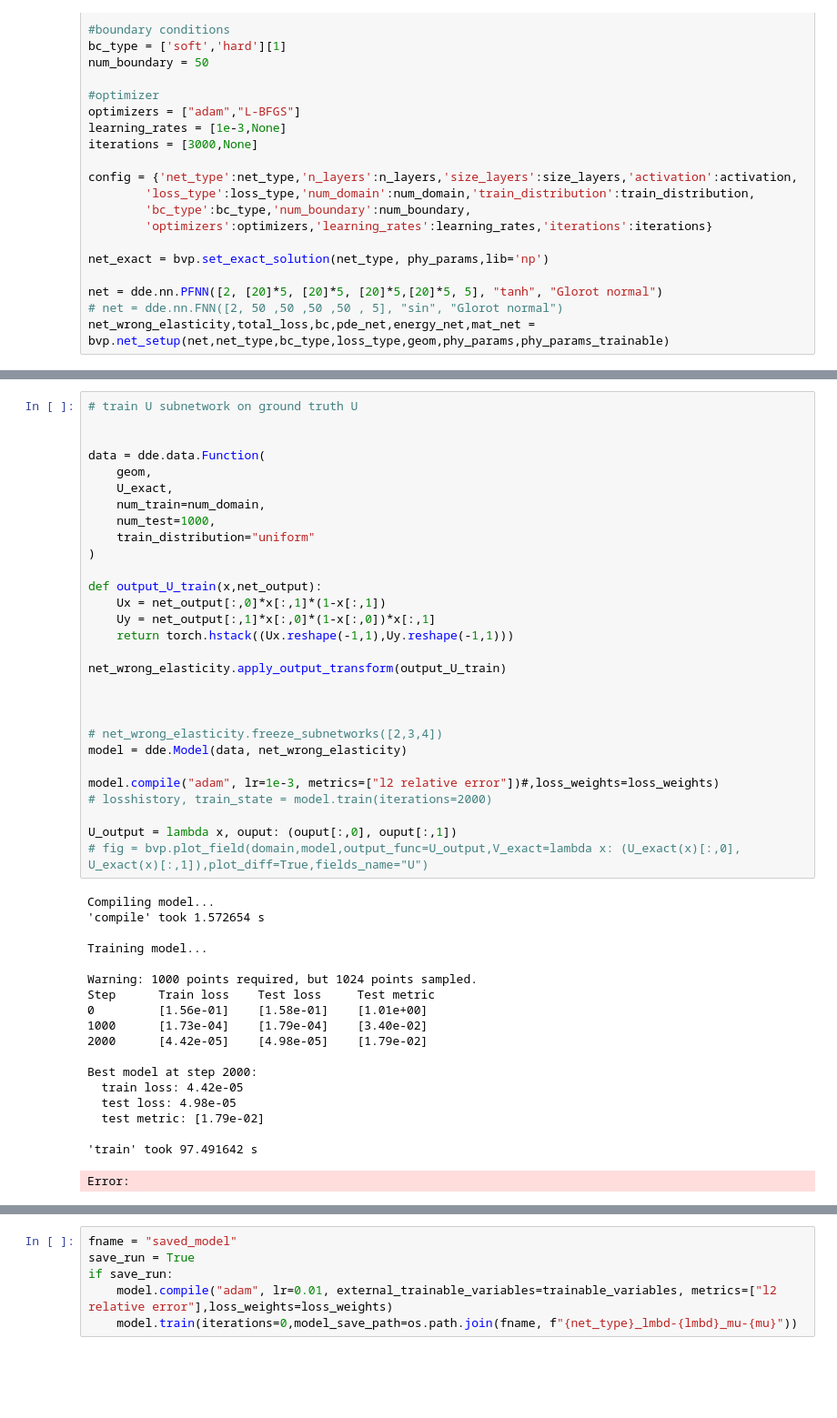
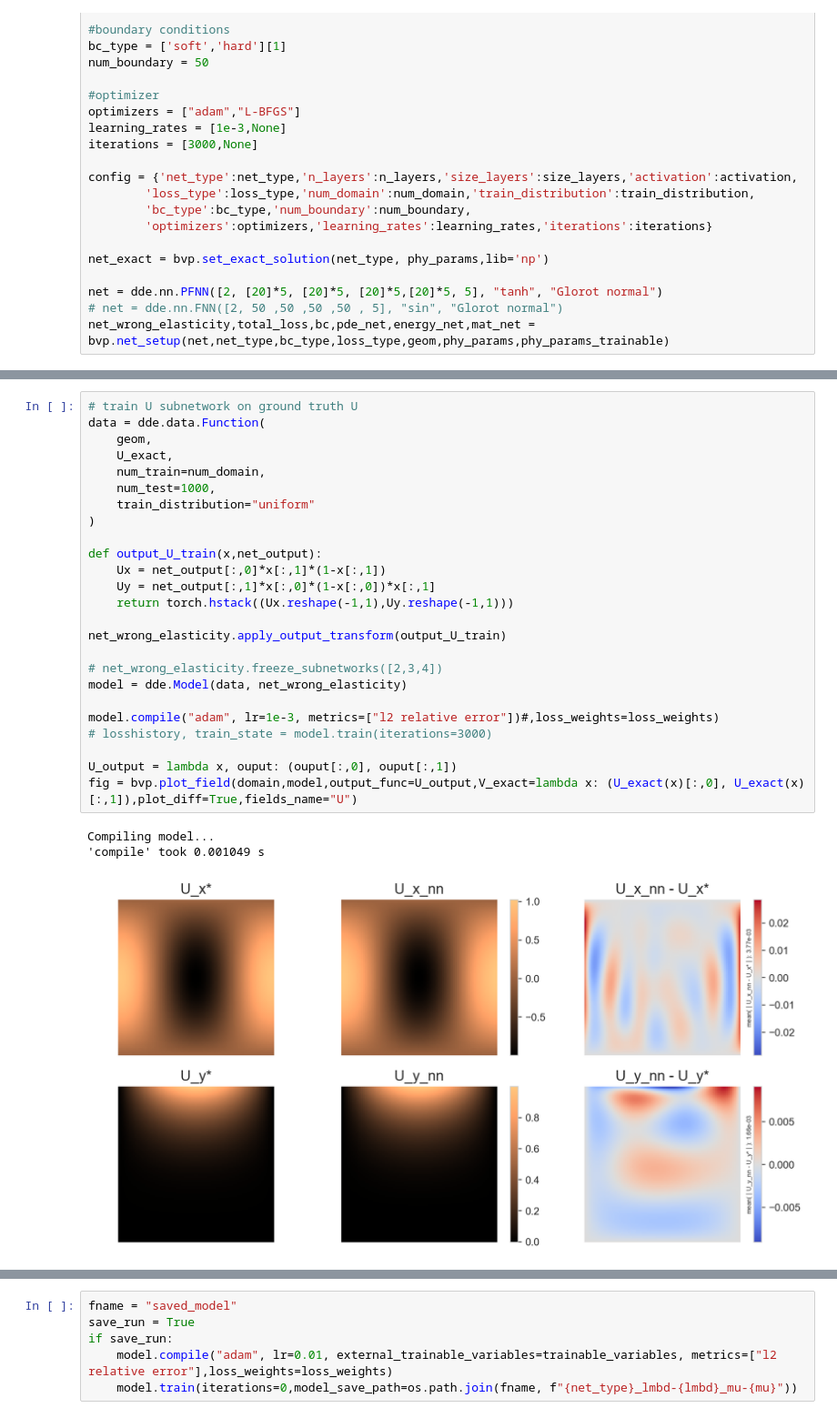
Before and after one commit to bonneted/pinn-cm, a Jupyter notebook: inverse/elasticity_identification.ipynb, the cells around one changed output, grey strips where cells are left out. Shown at 91% size. Drawn from its saved outputs; the diff is of its cells as text; blank space fills up the shorter version.

```diff
--- a/inverse/elasticity_identification.ipynb
+++ b/inverse/elasticity_identification.ipynb
@@ -110,52 +107,33 @@ bc += [observe_Ux, observe_Uy]
 # fig = bvp.plot_field(domain,model,output_func=S_output,V_exact=S_exact,plot_diff=True,fields_name="S")
 # %%
 # train U subnetwork on ground truth U
-
-
 data = dde.data.Function(
     geom,
     U_exact,
     num_train=num_domain,
     num_test=1000,
     train_distribution="uniform"
 )
 
 def output_U_train(x,net_output):
     Ux = net_output[:,0]*x[:,1]*(1-x[:,1])
     Uy = net_output[:,1]*x[:,0]*(1-x[:,0])*x[:,1]
     return torch.hstack((Ux.reshape(-1,1),Uy.reshape(-1,1)))
 
 net_wrong_elasticity.apply_output_transform(output_U_train)
 
-
-
 # net_wrong_elasticity.freeze_subnetworks([2,3,4])
 model = dde.Model(data, net_wrong_elasticity)
 
 model.compile("adam", lr=1e-3, metrics=["l2 relative error"])#,loss_weights=loss_weights)
-# losshistory, train_state = model.train(iterations=2000)
+# losshistory, train_state = model.train(iterations=3000)
 
 U_output = lambda x, ouput: (ouput[:,0], ouput[:,1])
-# fig = bvp.plot_field(domain,model,output_func=U_output,V_exact=lambda x: (U_exact(x)[:,0], U_exact(x)[:,1]),plot_diff=True,fields_name="U")
+fig = bvp.plot_field(domain,model,output_func=U_output,V_exact=lambda x: (U_exact(x)[:,0], U_exact(x)[:,1]),plot_diff=True,fields_name="U")
 # %% [output]
 Compiling model...
-'compile' took 1.572654 s
-
-Training model...
-
-Warning: 1000 points required, but 1024 points sampled.
-Step      Train loss    Test loss     Test metric
-0         [1.56e-01]    [1.58e-01]    [1.01e+00]
-1000      [1.73e-04]    [1.79e-04]    [3.40e-02]
-2000      [4.42e-05]    [4.98e-05]    [1.79e-02]
-
-Best model at step 2000:
-  train loss: 4.42e-05
-  test loss: 4.98e-05
-  test metric: [1.79e-02]
-
-'train' took 97.491642 s
+'compile' took 0.001049 s
-Error:
+[figure, added]
 # %%
 def HardBC_USnet(x,net_output):
     lmbd, mu, Q = phy_params["lmbd"], phy_params["mu"], phy_params["Q"]
```
Also changed, not shown: parts of 5 cells of this notebook.
